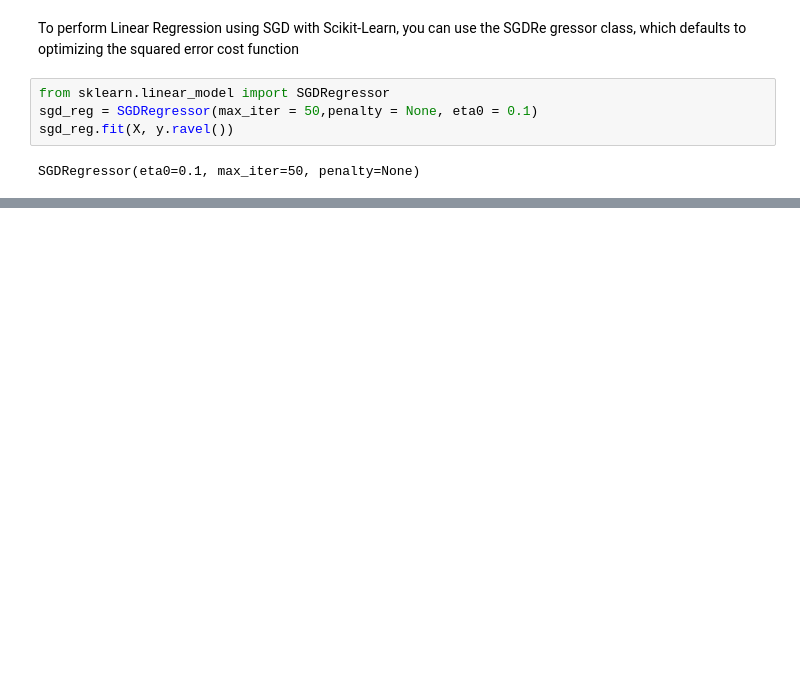
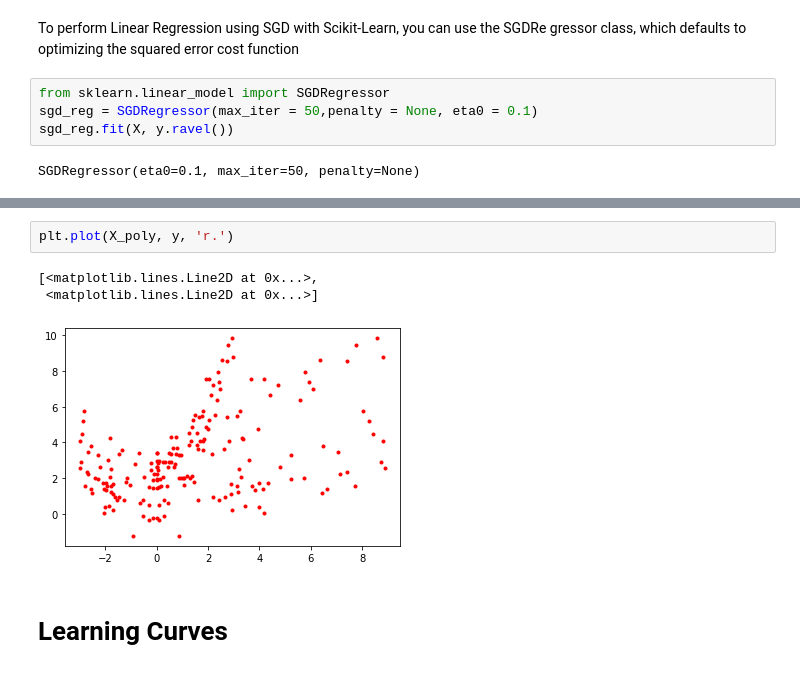
Before and after one commit to KabichNeu/Hands-on-Machine-Learning, a Jupyter notebook: Chapter-4(Training Model).ipynb, the cells around one changed output, grey strips where cells are left out. Drawn from its saved outputs; the diff is of its cells as text; blank space fills up the shorter version.

```diff
--- a/Chapter-4(Training Model).ipynb
+++ b/Chapter-4(Training Model).ipynb
@@ -113,0 +165,8 @@ sgd_reg.intercept_, sgd_reg.coef_
+# %%
+plt.plot(X_poly, y, 'r.')
+# %% [output]
+[<matplotlib.lines.Line2D at 0x...>,
+ <matplotlib.lines.Line2D at 0x...>]
+[figure, added]
+# %% [markdown]
+# Learning Curves
```
Also changed, not shown: parts of 38 cells of this notebook.
